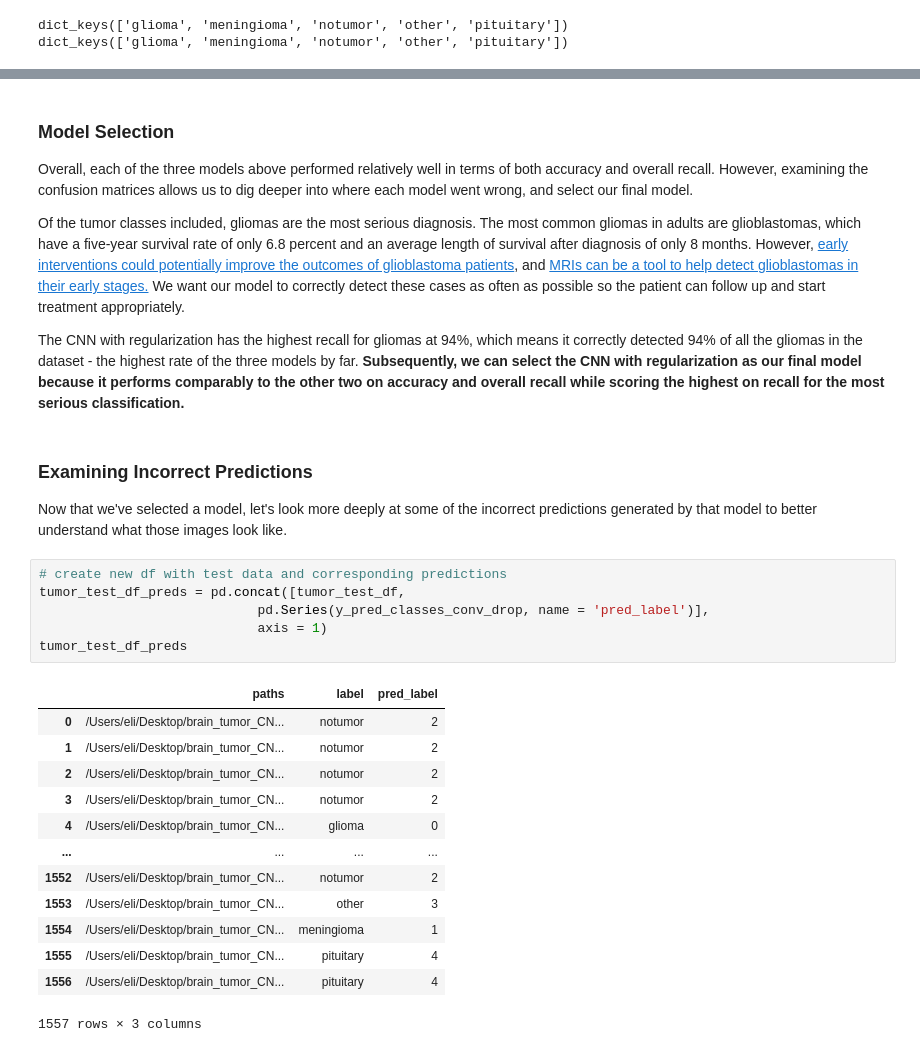
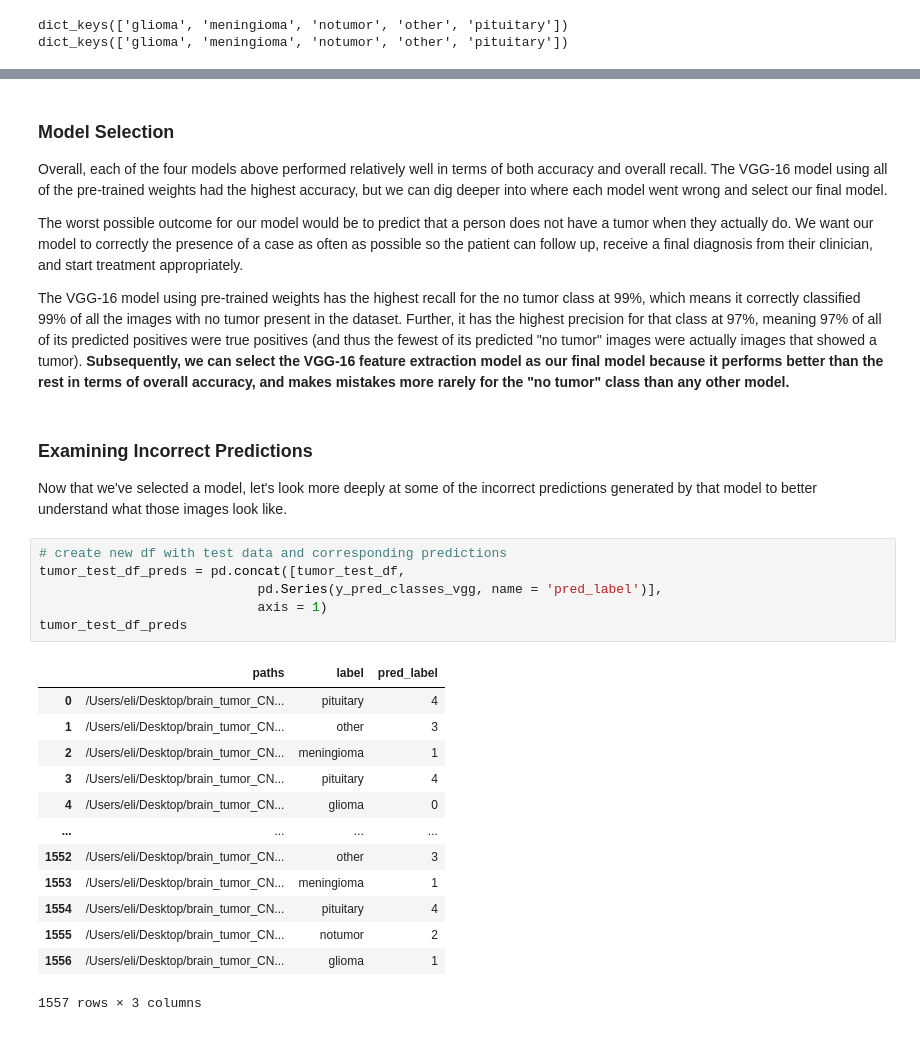
Before and after one commit to emgerber88/brain_tumor_CNN_classifier, a Jupyter notebook: Brain_Tumor_CNN_Modeling.ipynb, the cells around one changed output, grey strips where cells are left out. Drawn from its saved outputs; the diff is of its cells as text.

```diff
--- a/Brain_Tumor_CNN_Modeling.ipynb
+++ b/Brain_Tumor_CNN_Modeling.ipynb
@@ -998,32 +1003,32 @@ weighted avg       0.89      0.89      0.89      1557
 # %% [markdown]
 ### Model Selection
-Overall, each of the three models above performed relatively well in terms of both accuracy and overall recall. However, examining the confusion matrices allows us to dig deeper into where each model went wrong, and select our final model.
+Overall, each of the four models above performed relatively well in terms of both accuracy and overall recall. The VGG-16 model using all of the pre-trained weights had the highest accuracy, but we can dig deeper into where each model went wrong and select our final model.
 
-Of the tumor classes included, gliomas are the most serious diagnosis. The most common gliomas in adults are glioblastomas, which have a five-year survival rate of only 6.8 percent and an average length of survival after diagnosis of only 8 months. However, [early interventions could potentially improve the outcomes of glioblastoma patients](https://link.springer.com/article/10.1007/s11912-021-01157-0), and [MRIs can be a tool to help detect glioblastomas in their early stages.](https://www.ncbi.nlm.nih.gov/pmc/articles/PMC6516039/) We want our model to correctly detect these cases as often as possible so the patient can follow up and start treatment appropriately.
+The worst possible outcome for our model would be to predict that a person does not have a tumor when they actually do. We want our model to correctly the presence of a case as often as possible so the patient can follow up, receive a final diagnosis from their clinician, and start treatment appropriately.
 
-The CNN with regularization has the highest recall for gliomas at 94%, which means it correctly detected 94% of all the gliomas in the dataset - the highest rate of the three models by far. **Subsequently, we can select the CNN with regularization as our final model because it performs comparably to the other two on accuracy and overall recall while scoring the highest on recall for the most serious classification.**
+The VGG-16 model using pre-trained weights has the highest recall for the no tumor class at 99%, which means it correctly classified 99% of all the images with no tumor present in the dataset. Further, it has the highest precision for that class at 97%, meaning 97% of all of its predicted positives were true positives (and thus the fewest of its predicted "no tumor" images were actually images that showed a tumor). **Subsequently, we can select the VGG-16 feature extraction model as our final model because it performs better than the rest in terms of overall accuracy, and makes mistakes more rarely for the "no tumor" class than any other model.**
 # %% [markdown]
 ### Examining Incorrect Predictions
 Now that we've selected a model, let's look more deeply at some of the incorrect predictions generated by that model to better understand what those images look like.
 # %%
 # create new df with test data and corresponding predictions
 tumor_test_df_preds = pd.concat([tumor_test_df,
-                            pd.Series(y_pred_classes_conv_drop, name = 'pred_label')],
+                            pd.Series(y_pred_classes_vgg, name = 'pred_label')],
                             axis = 1)
 tumor_test_df_preds
 # %% [output]
 |  | paths | label | pred_label |
-| 0 | /Users/eli/Desktop/brain_tumor_CN... | notumor | 2 |
-| 1 | /Users/eli/Desktop/brain_tumor_CN... | notumor | 2 |
-| 2 | /Users/eli/Desktop/brain_tumor_CN... | notumor | 2 |
-| 3 | /Users/eli/Desktop/brain_tumor_CN... | notumor | 2 |
+| 0 | /Users/eli/Desktop/brain_tumor_CN... | pituitary | 4 |
+| 1 | /Users/eli/Desktop/brain_tumor_CN... | other | 3 |
+| 2 | /Users/eli/Desktop/brain_tumor_CN... | meningioma | 1 |
+| 3 | /Users/eli/Desktop/brain_tumor_CN... | pituitary | 4 |
 | 4 | /Users/eli/Desktop/brain_tumor_CN... | glioma | 0 |
 | ... | ... | ... | ... |
-| 1552 | /Users/eli/Desktop/brain_tumor_CN... | notumor | 2 |
-| 1553 | /Users/eli/Desktop/brain_tumor_CN... | other | 3 |
-| 1554 | /Users/eli/Desktop/brain_tumor_CN... | meningioma | 1 |
-| 1555 | /Users/eli/Desktop/brain_tumor_CN... | pituitary | 4 |
-| 1556 | /Users/eli/Desktop/brain_tumor_CN... | pituitary | 4 |
+| 1552 | /Users/eli/Desktop/brain_tumor_CN... | other | 3 |
+| 1553 | /Users/eli/Desktop/brain_tumor_CN... | meningioma | 1 |
+| 1554 | /Users/eli/Desktop/brain_tumor_CN... | pituitary | 4 |
+| 1555 | /Users/eli/Desktop/brain_tumor_CN... | notumor | 2 |
+| 1556 | /Users/eli/Desktop/brain_tumor_CN... | glioma | 1 |
 1557 rows × 3 columns
 # %%
 # relabel predictions
```
Also changed, not shown: parts of 37 cells of this notebook, 4 other files.
